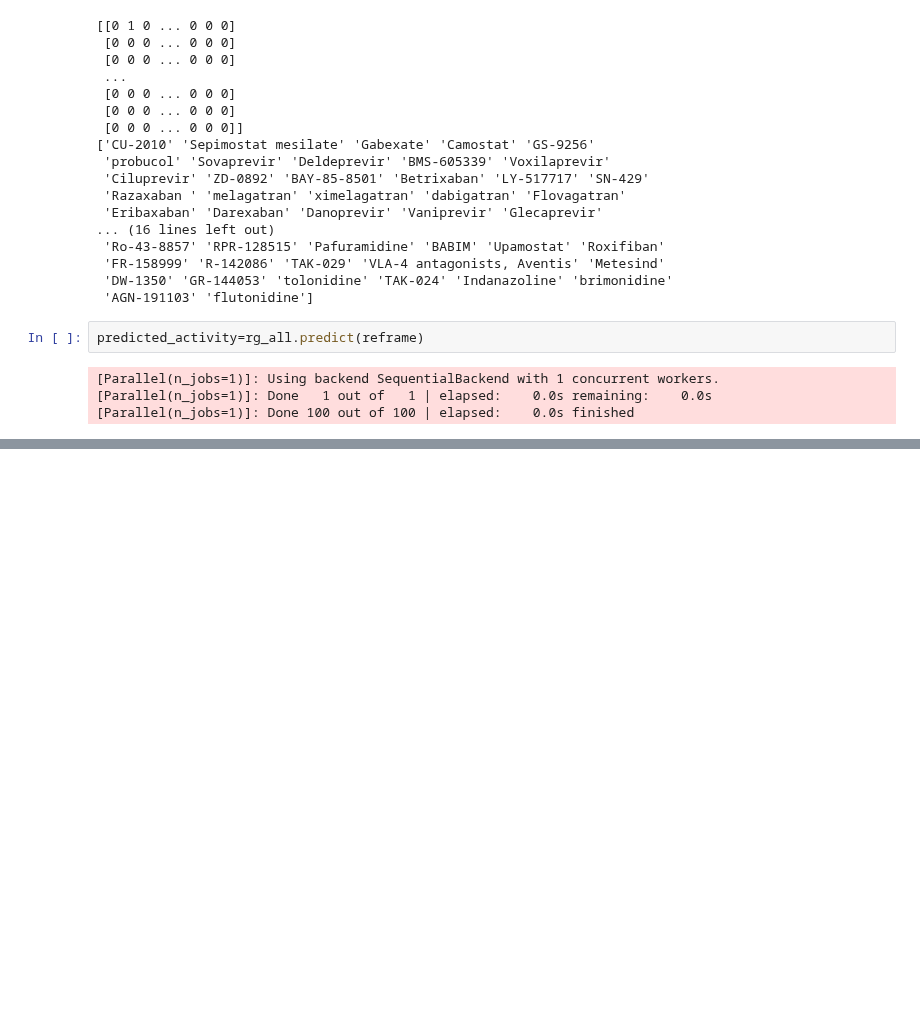
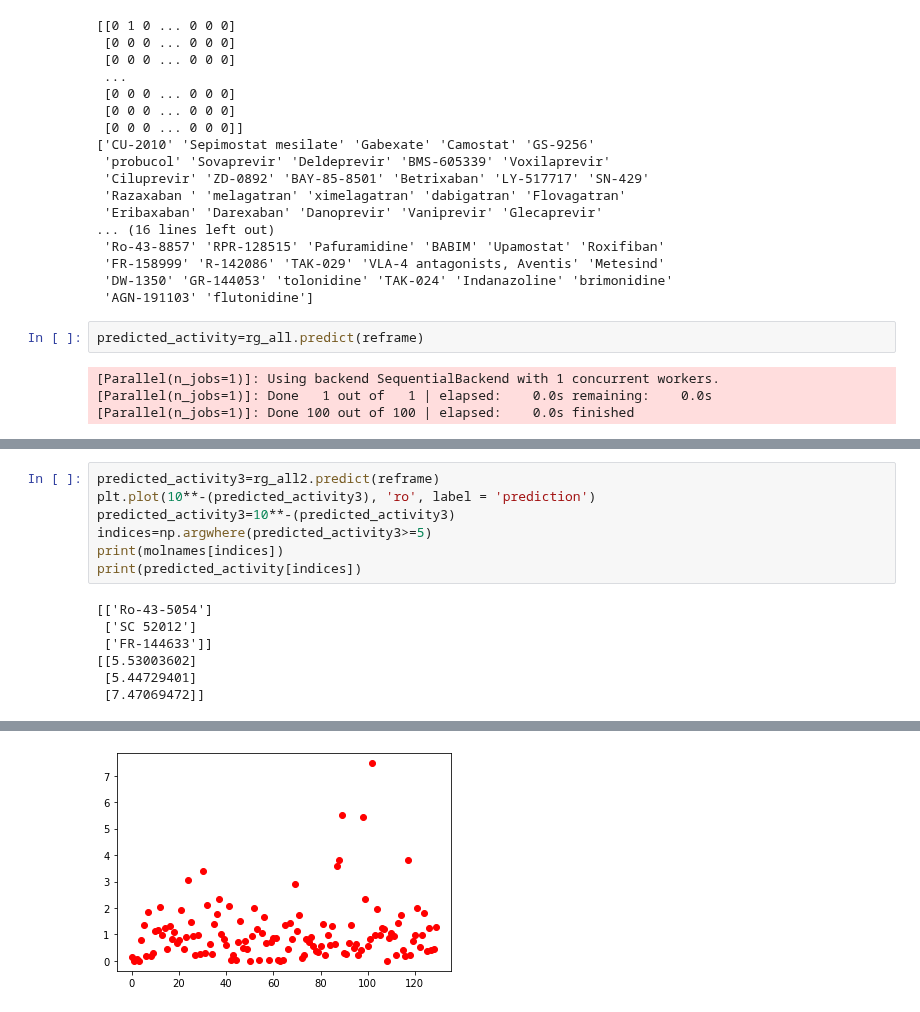
Before and after one commit to srensi/tmprss2, a Jupyter notebook: notebooks/random_forest_withdark_merged_data.ipynb, the cells around one changed output, grey strips where cells are left out. Saved outputs shown, nothing was run; the diff lists cells and outputs as text; blank space fills up the shorter version.

```diff
--- a/notebooks/random_forest_withdark_merged_data.ipynb
+++ b/notebooks/random_forest_withdark_merged_data.ipynb
@@ -492,0 +590,14 @@ print(indices)
+# %%
+predicted_activity3=rg_all2.predict(reframe)
+plt.plot(10**-(predicted_activity3), 'ro', label = 'prediction')
+predicted_activity3=10**-(predicted_activity3)
+indices=np.argwhere(predicted_activity3>=5)
+print(molnames[indices])
+print(predicted_activity[indices])
+# %% [output]
+[['Ro-43-5054']
+ ['SC 52012']
+ ['FR-144633']]
+[[5.53003602]
+ [5.44729401]
+ [7.47069472]]
@@ -492,0 +607 @@ print(indices)
+[figure, added]
```
Also changed, not shown: parts of 10 cells of this notebook.
